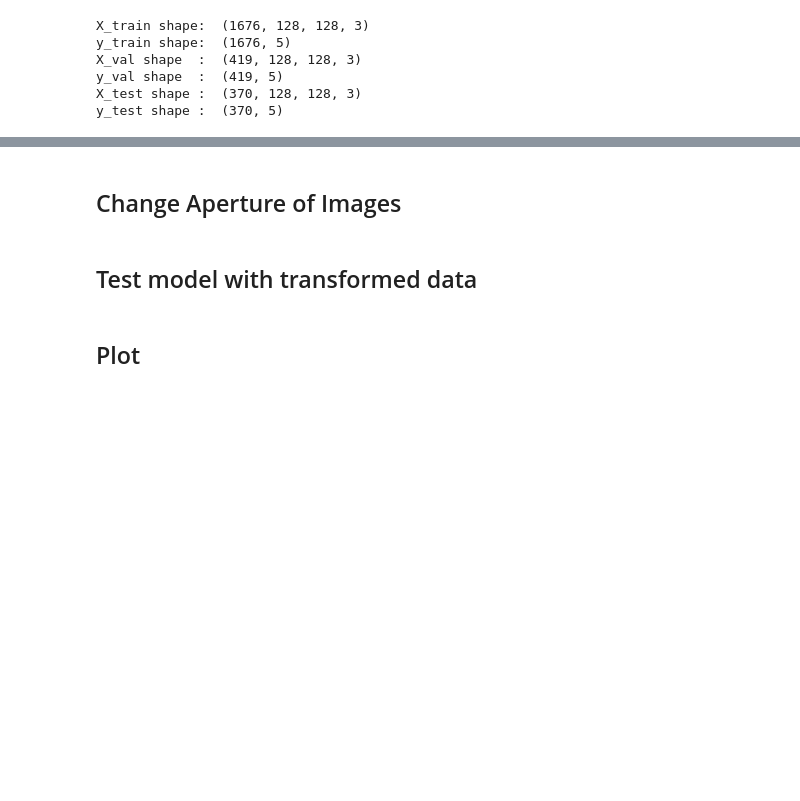
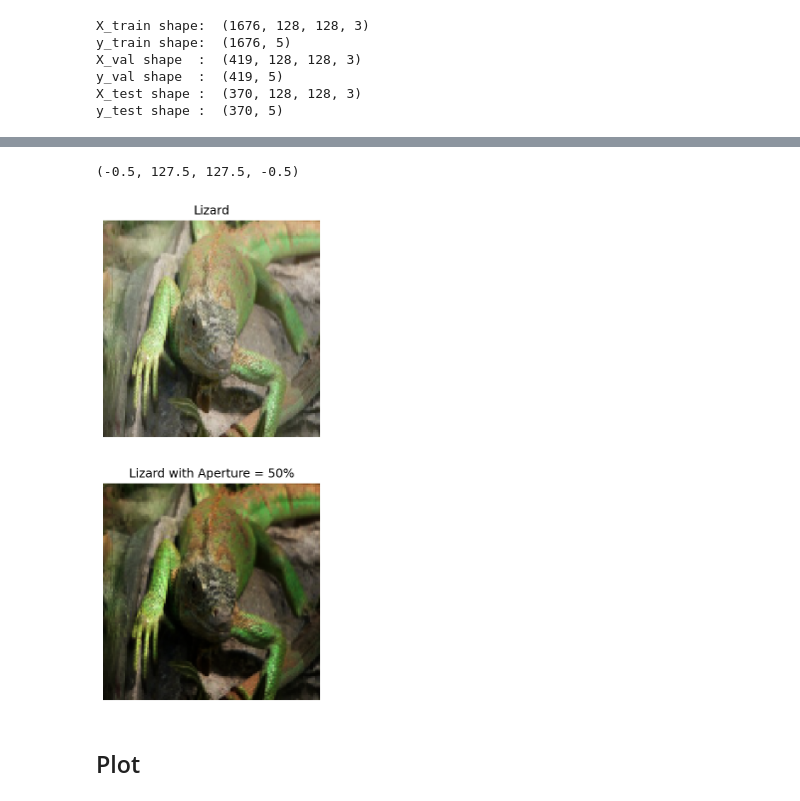
Before and after one commit to erikanfox/bme-reptile-identification, a Jupyter notebook: code/aperture.ipynb, the cells around one changed output, grey strips where cells are left out. Drawn from its saved outputs; the diff is of its cells as text; code cells hidden in the pictures; blank space fills up the shorter version.

Commit message:
run aperture

```diff
--- a/code/aperture.ipynb
+++ b/code/aperture.ipynb
@@ -127,2 +181,0 @@ model, fit = fit_model(X_train, y_train, X_val, y_val)
-# %% [markdown]
-## Change Aperture of Images
@@ -152,15 +182,19 @@ class TransformAperture(tf.keras.layers.Layer):
 # %%
 aperture = TransformAperture()
-img = Image.open("/content/drive/MyDrive/Colab_Notebooks/BME 548/bme-reptile-identification/data/reptiles/Lizard/10573142086_4f1398c293_o.jpg")
+img = Image.open("data/reptiles/Lizard/4337339_54db4cd7e3_o.jpg")
 img = np.array(img)/255
 img = cv2.resize(img, (128,128))
 plt.figure()
 plt.imshow(img)
 plt.axis('off')
 plt.title('Lizard')
 img = aperture.call(img)
 img = np.array(img).reshape(128,128,3)
 plt.figure()
 plt.title('Lizard with Aperture = 50%')
 plt.imshow(img)
 plt.axis('off')
+# %% [output]
+(-0.5, 127.5, 127.5, -0.5)
+[figure, added]
+[figure, added]
@@ -185,2 +200,0 @@ X_test_transformed = transform_image(X_test)
-# %% [markdown]
-## Test model with transformed data
```
Also changed, not shown: parts of 19 cells of this notebook.
